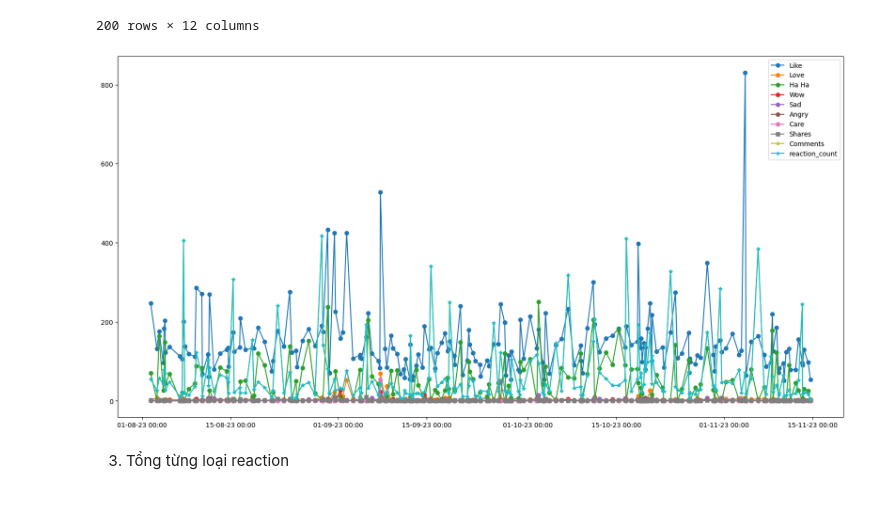
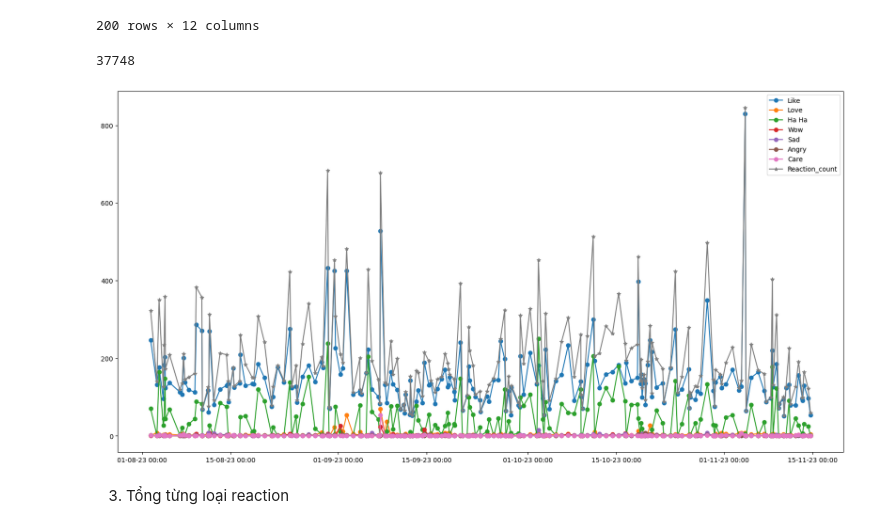
Before and after one commit to nhuyhoan004/Analyze-data-facebook, a Jupyter notebook: Analyze_data_reactions.ipynb, the cells around one changed output. Saved outputs shown, nothing was run; the diff lists cells and outputs as text; code cells hidden in the pictures.

```diff
--- a/Analyze_data_reactions.ipynb
+++ b/Analyze_data_reactions.ipynb
@@ -137,25 +137,27 @@ post_df_with_reactions[['post_id','post_text','like','love','haha','wow','sad','
 | 198 | 687500140085467 | Chào tháng 8 cùng nhiều sự kiện h... | 132.0 | 7.0 | 1.0 | 0.0 | 0.0 | 0.0 | 0.0 | 1 | 27 | ... |
 | 199 | 683580670477414 | 😎 Bận bộ full cham cam auto đẹp n... | 247.0 | 2.0 | 70.0 | 0.0 | 2.0 | 1.0 | 1.0 | 1 | 55 | ... |
 200 rows × 12 columns
+# %%
+sum(post_df_with_reactions['reaction_count'])
+# %% [output]
+37748
 # %%
 fig, ax = plt.subplots(figsize=(20, 10))
 post_df_with_reactions['time'] = pd.to_datetime(post_df_with_reactions['time'])
 ax.plot(post_df_with_reactions['time'], post_df_with_reactions['like'], label = "Like", marker="o")
 ax.plot(post_df_with_reactions['time'], post_df_with_reactions['love'], label = "Love", marker="o")
 ax.plot(post_df_with_reactions['time'], post_df_with_reactions['haha'], label = "Ha Ha", marker="o")
 ax.plot(post_df_with_reactions['time'], post_df_with_reactions['wow'], label = "Wow", marker="o")
 ax.plot(post_df_with_reactions['time'], post_df_with_reactions['sad'], label = "Sad", marker="o")
 ax.plot(post_df_with_reactions['time'], post_df_with_reactions['angry'], label = "Angry", marker="o")
 ax.plot(post_df_with_reactions['time'], post_df_with_reactions['care'], label = "Care", marker="o")
-ax.plot(post_df_with_reactions['time'], post_df_with_reactions['shares'], label = "Shares", marker="s")
-ax.plot(post_df_with_reactions['time'], post_df_with_reactions['comments'], label = "Comments", marker="*")
-ax.plot(post_df_with_reactions['time'], post_df_with_reactions['comments'], label = "reaction_count", marker="*")
+ax.plot(post_df_with_reactions['time'], post_df_with_reactions['reaction_count'], label = "Reaction_count", marker="*")
 
 plt.legend()
 from matplotlib.dates import DateFormatter
 ax.xaxis.set_major_formatter(DateFormatter('%d-%m-%y %H:%M'))
 # %% [output]
-[figure, old version]
+[figure, new version]
 # %% [markdown]
 3. Tổng từng loại reaction
 # %%
```
Also changed, not shown: parts of 6 cells of this notebook, 5 other files.
